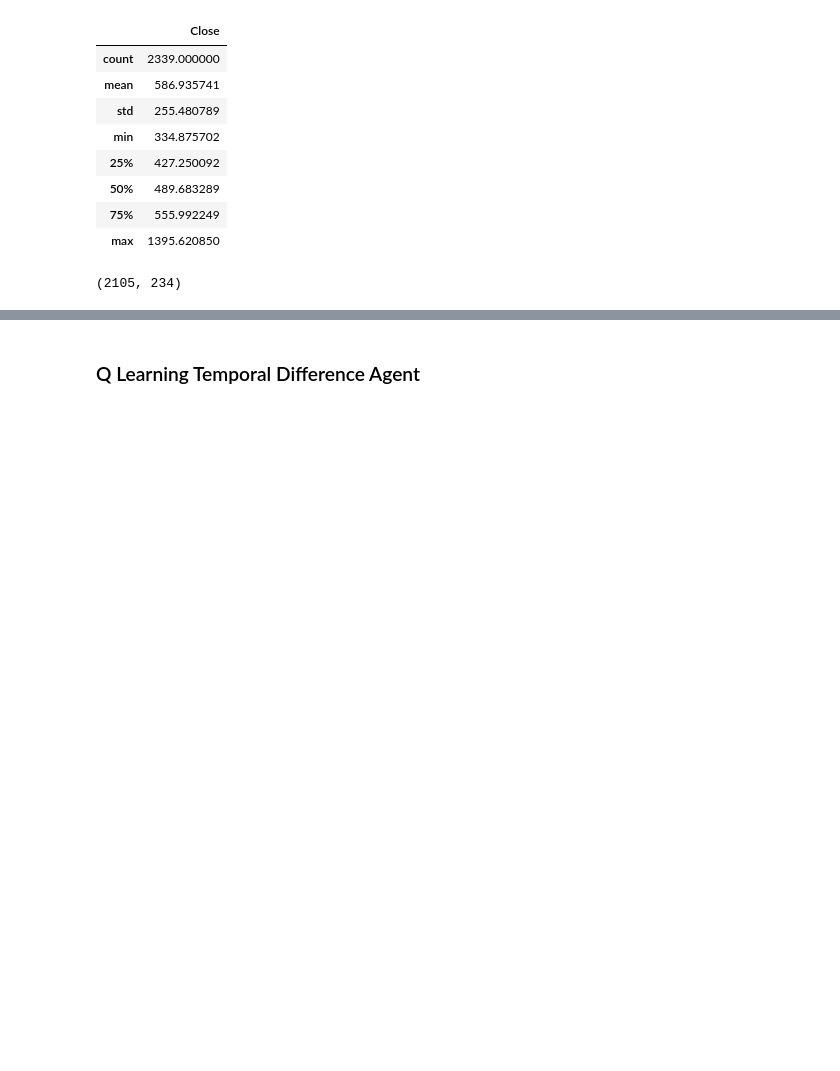
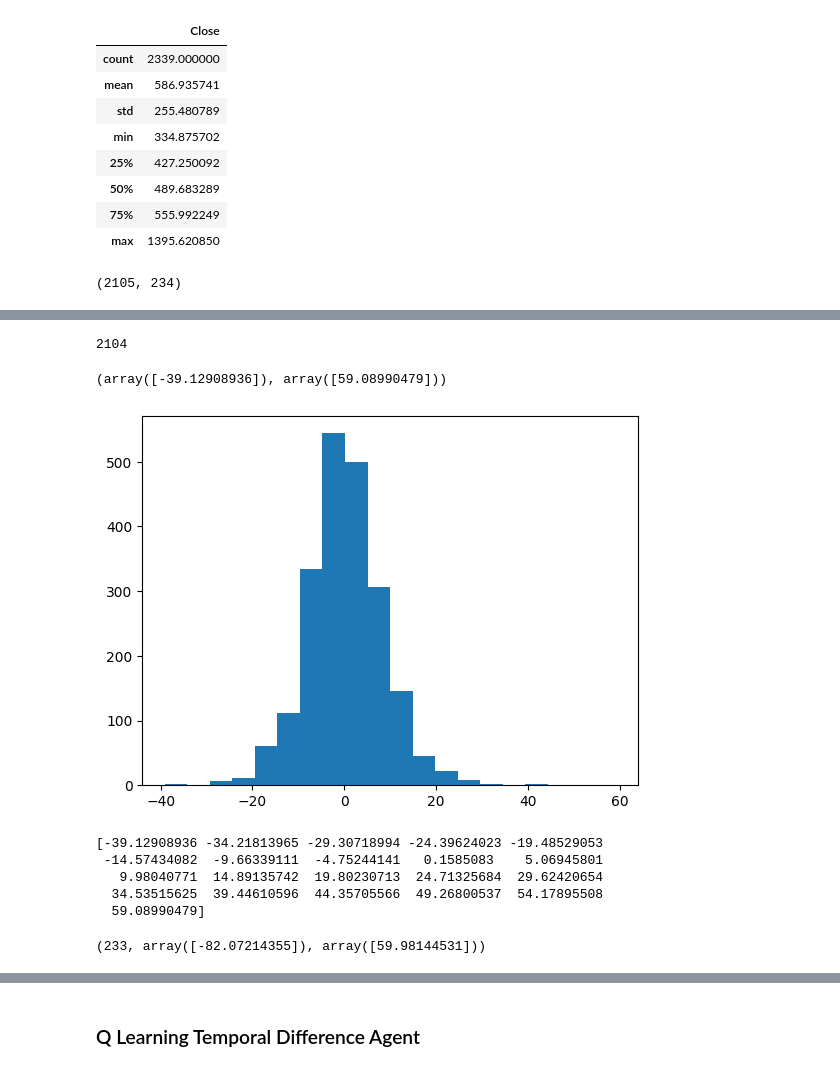
Before and after one commit to Sachi-27/FinSearch---Deep-RL-for-Finance, a Jupyter notebook: RL/qlearning.ipynb, the cells around one changed output, grey strips where cells are left out. Drawn from its saved outputs; the diff is of its cells as text; code cells hidden in the pictures; blank space fills up the shorter version.

```diff
--- a/RL/qlearning.ipynb
+++ b/RL/qlearning.ipynb
@@ -47,8 +46,8 @@ stock_data.describe()
 | max | 1395.620850 |
 # %%
 # Divide into 90% training and 10% testing
-training_stock_data = stock_data[:int(len(stock_data)*0.9)]
-testing_stock_data = stock_data[int(len(stock_data)*0.9):]
+training_stock_data = stock_data[:int(len(stock_data)*0.9)].values
+testing_stock_data = stock_data[int(len(stock_data)*0.9):].values
 
 len(training_stock_data), len(testing_stock_data)
 # %% [output]
@@ -55,0 +71,31 @@ len(training_stock_data), len(testing_stock_data)
+# %%
+differential_training_stock_data = training_stock_data[1:] - training_stock_data[:-1]
+len(differential_training_stock_data)
+# %% [output]
+2104
+# %%
+min(differential_training_stock_data), max(differential_training_stock_data)
+# %% [output]
+(array([-39.12908936]), array([59.08990479]))
+# %%
+# Plot histogram of differential_training_stock_data
+plt.hist(differential_training_stock_data, bins=20)
+plt.show()
+# %% [output]
+[figure, added]
+# %%
+# Print the bins for histogram of a data
+hist, bins = np.histogram(differential_training_stock_data, bins=20)
+# Print the histogram plot
+print(bins)
+# %% [output]
+[-39.12908936 -34.21813965 -29.30718994 -24.39624023 -19.48529053
+ -14.57434082  -9.66339111  -4.75244141   0.1585083    5.06945801
+   9.98040771  14.89135742  19.80230713  24.71325684  29.62420654
+  34.53515625  39.44610596  44.35705566  49.26800537  54.17895508
+  59.08990479]
+# %%
+differential_testing_stock_data = testing_stock_data[1:] - testing_stock_data[:-1]
+len(differential_testing_stock_data), min(differential_testing_stock_data), max(differential_testing_stock_data)
+# %% [output]
+(233, array([-82.07214355]), array([59.98144531]))
```
Also changed, not shown: parts of 13 cells of this notebook.
